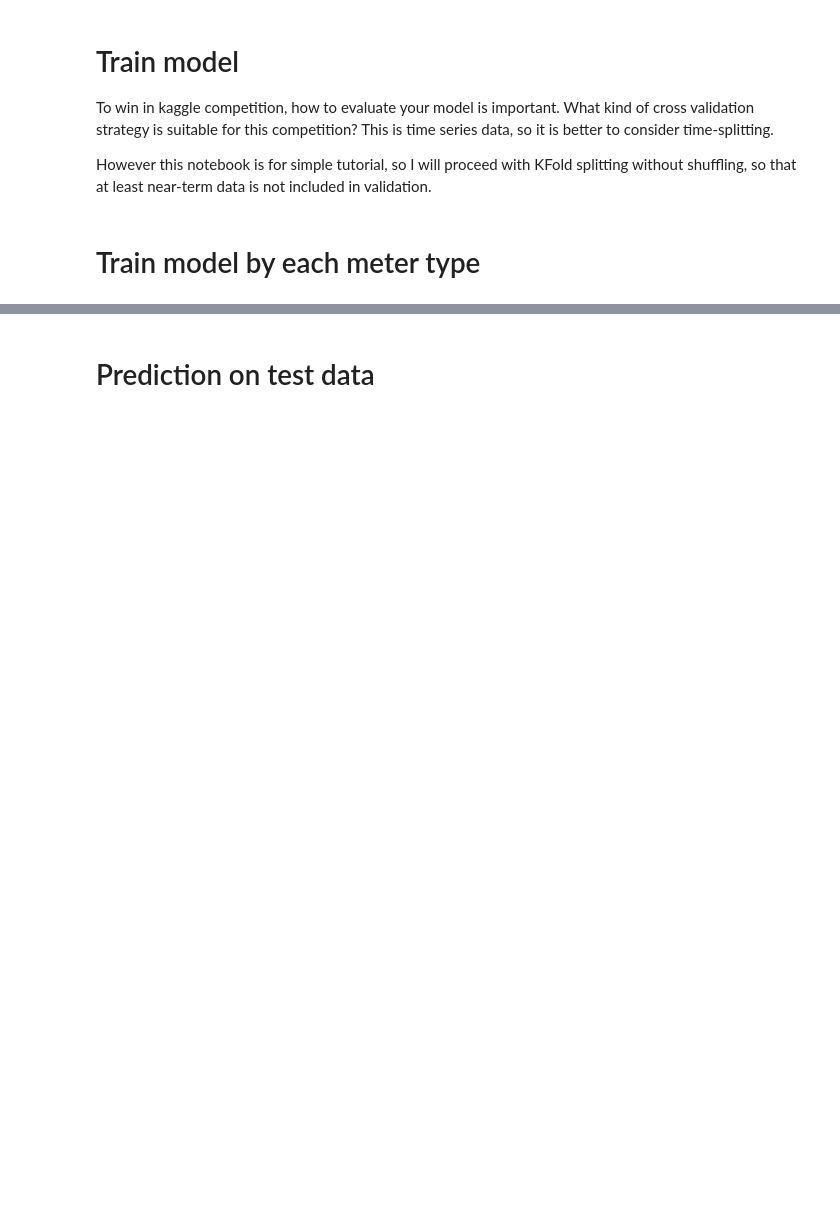
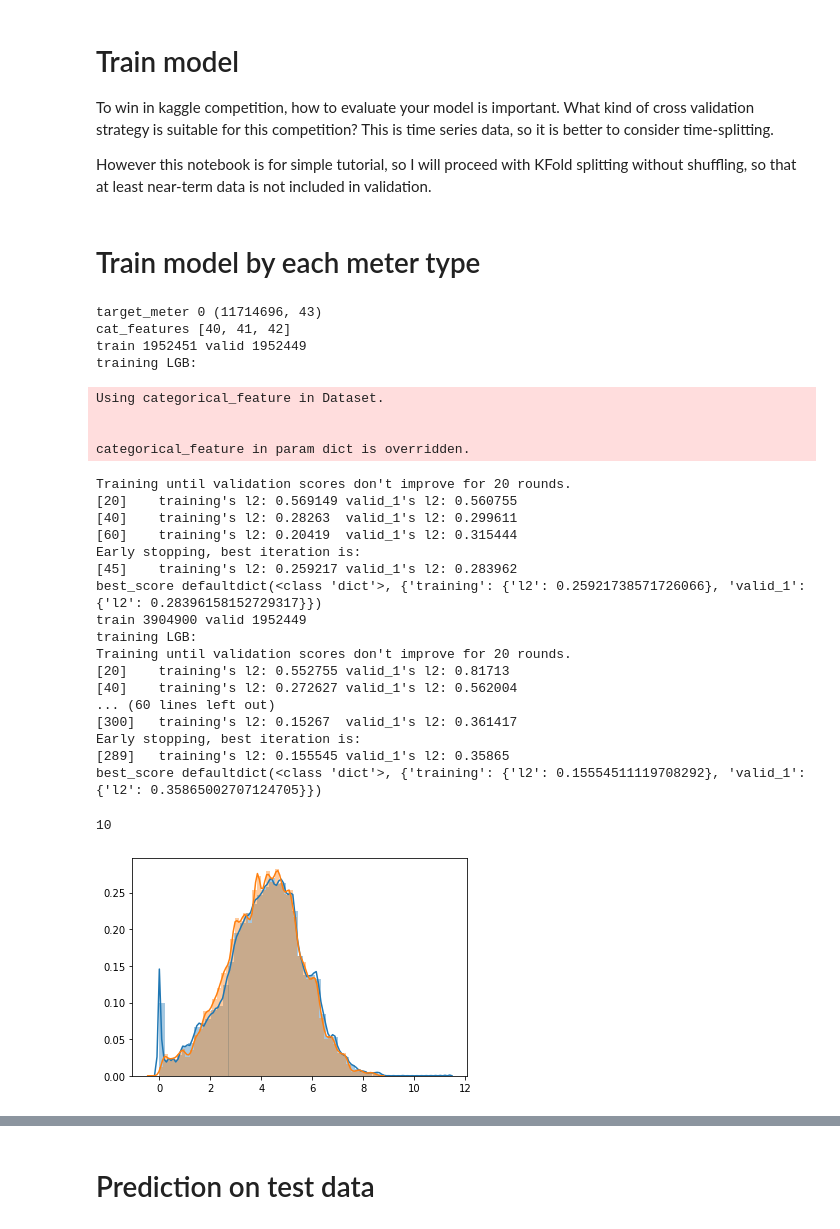
Before and after one commit to OleksiiYeromenko/ashrae-energy-prediction, a Jupyter notebook: models/ashrae-training-lgbm-by-meter-type.ipynb, the cells around one changed output, grey strips where cells are left out. Drawn from its saved outputs; the diff is of its cells as text; code cells hidden in the pictures; blank space fills up the shorter version.

```diff
--- a/models/ashrae-training-lgbm-by-meter-type.ipynb
+++ b/models/ashrae-training-lgbm-by-meter-type.ipynb
@@ -624,41 +618,70 @@ folds = 5
 seed = 666
 shuffle = False
 kf = KFold(n_splits=folds, shuffle=shuffle, random_state=seed)
+tscv = TimeSeriesSplit(n_splits=folds)
 # %% [markdown]
 # Train model by each meter type
 # %%
 target_meter = 0
 X_train, y_train = create_X_y(train_df, target_meter=target_meter)
 y_valid_pred_total = np.zeros(X_train.shape[0])
 
 for i in X_train[feature_cols].columns:
     X_train[i] = rank_gauss(X_train[i].values)
 
 gc.collect()
 print('target_meter', target_meter, X_train.shape)
 
 cat_features = [X_train.columns.get_loc(cat_col) for cat_col in category_cols]
 print('cat_features', cat_features)
 
 models0 = []
-for train_idx, valid_idx in kf.split(X_train, y_train):
+for train_idx, valid_idx in tscv.split(X_train, y_train):
     train_data = X_train.iloc[train_idx,:], y_train[train_idx]
     valid_data = X_train.iloc[valid_idx,:], y_train[valid_idx]
 
     print('train', len(train_idx), 'valid', len(valid_idx))
 #     model, y_pred_valid, log = fit_cb(train_data, valid_data, cat_features=cat_features, devices=[0,])
     model, y_pred_valid, log = fit_lgbm(train_data, valid_data, cat_features=category_cols,
                                         num_rounds=1000, lr=0.05, bf=0.7)
     y_valid_pred_total[valid_idx] = y_pred_valid
     models0.append(model)
     gc.collect()
     if debug:
         break
 
 sns.distplot(y_train)
-sns.distplot(y_pred_valid)
+sns.distplot(y_valid_pred_total)
 del X_train, y_train
 gc.collect()
+# %% [output]
+target_meter 0 (11714696, 43)
+cat_features [40, 41, 42]
+train 1952451 valid 1952449
+training LGB:
+Using categorical_feature in Dataset.
+
+
+categorical_feature in param dict is overridden.
+Training until validation scores don't improve for 20 rounds.
+[20]    training's l2: 0.569149 valid_1's l2: 0.560755
+[40]    training's l2: 0.28263  valid_1's l2: 0.299611
+[60]    training's l2: 0.20419  valid_1's l2: 0.315444
+Early stopping, best iteration is:
+[45]    training's l2: 0.259217 valid_1's l2: 0.283962
+best_score defaultdict(<class 'dict'>, {'training': {'l2': 0.25921738571726066}, 'valid_1': {'l2': 0.28396158152729317}})
+train 3904900 valid 1952449
+training LGB:
+Training until validation scores don't improve for 20 rounds.
+[20]    training's l2: 0.552755 valid_1's l2: 0.81713
+[40]    training's l2: 0.272627 valid_1's l2: 0.562004
+... (60 lines left out)
+[300]   training's l2: 0.15267  valid_1's l2: 0.361417
+Early stopping, best iteration is:
+[289]   training's l2: 0.155545 valid_1's l2: 0.35865
+best_score defaultdict(<class 'dict'>, {'training': {'l2': 0.15554511119708292}, 'valid_1': {'l2': 0.35865002707124705}})
+10
+[figure, added]
 # %%
 def plot_feature_importance(model):
     importance_df = pd.DataFrame(model.feature_importance(),
```
Also changed, not shown: parts of 24 cells of this notebook.
